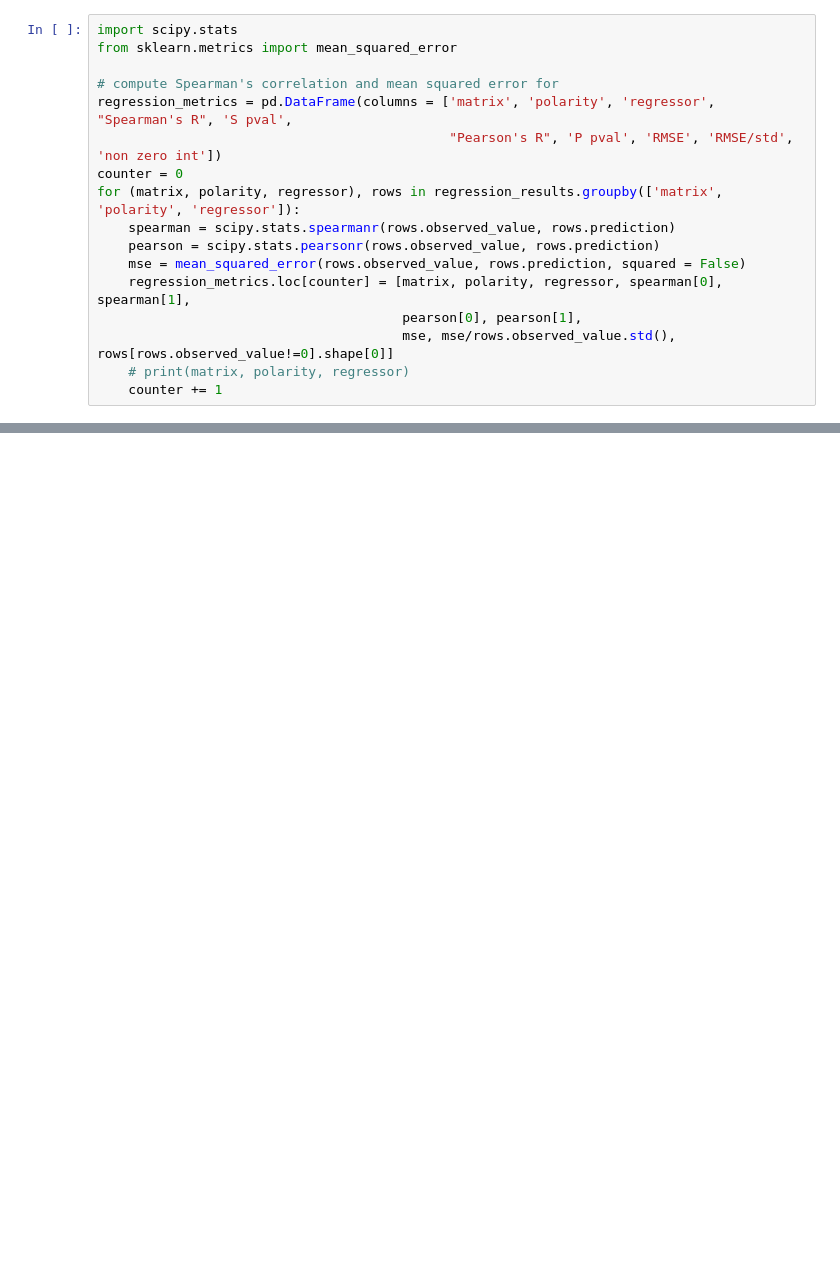
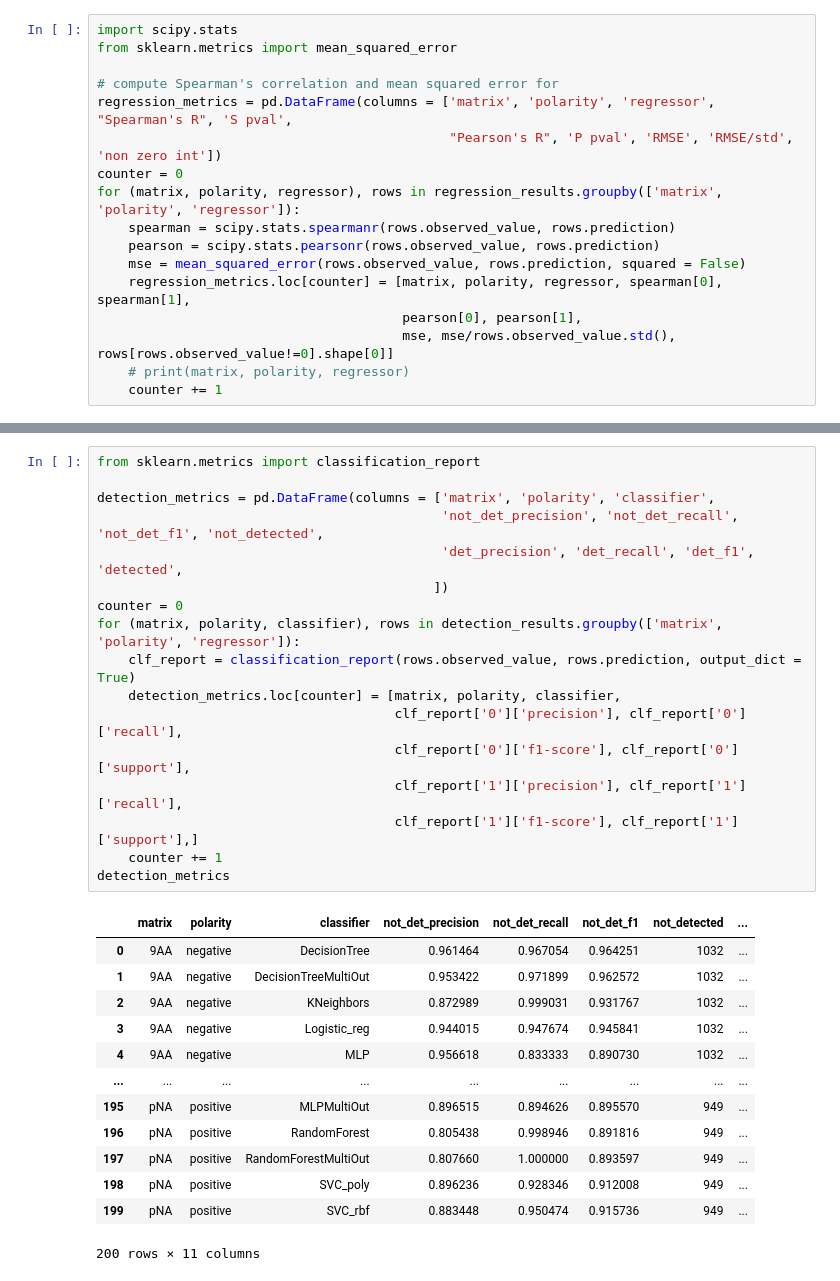
Before and after one commit to alexandrovteam/predicting-APMALDI-response, a Jupyter notebook: notebooks/evaluation2.ipynb, the cells around one changed output, grey strips where cells are left out. Drawn from its saved outputs; the diff is of its cells as text; blank space fills up the shorter version.

```diff
--- a/notebooks/evaluation2.ipynb
+++ b/notebooks/evaluation2.ipynb
@@ -100,0 +132,31 @@ plt.show()
+# %%
+from sklearn.metrics import classification_report
+
+detection_metrics = pd.DataFrame(columns = ['matrix', 'polarity', 'classifier',
+                                            'not_det_precision', 'not_det_recall', 'not_det_f1', 'not_detected',
+                                            'det_precision', 'det_recall', 'det_f1', 'detected',
+                                           ])
+counter = 0
+for (matrix, polarity, classifier), rows in detection_results.groupby(['matrix', 'polarity', 'regressor']):
+    clf_report = classification_report(rows.observed_value, rows.prediction, output_dict = True)
+    detection_metrics.loc[counter] = [matrix, polarity, classifier,
+                                      clf_report['0']['precision'], clf_report['0']['recall'],
+                                      clf_report['0']['f1-score'], clf_report['0']['support'],
+                                      clf_report['1']['precision'], clf_report['1']['recall'],
+                                      clf_report['1']['f1-score'], clf_report['1']['support'],]
+    counter += 1
+detection_metrics
+# %% [output]
+|  | matrix | polarity | classifier | not_det_precision | not_det_recall | not_det_f1 | not_detected | ... |
+| 0 | 9AA | negative | DecisionTree | 0.961464 | 0.967054 | 0.964251 | 1032 | ... |
+| 1 | 9AA | negative | DecisionTreeMultiOut | 0.953422 | 0.971899 | 0.962572 | 1032 | ... |
+| 2 | 9AA | negative | KNeighbors | 0.872989 | 0.999031 | 0.931767 | 1032 | ... |
+| 3 | 9AA | negative | Logistic_reg | 0.944015 | 0.947674 | 0.945841 | 1032 | ... |
+| 4 | 9AA | negative | MLP | 0.956618 | 0.833333 | 0.890730 | 1032 | ... |
+| ... | ... | ... | ... | ... | ... | ... | ... | ... |
+| 195 | pNA | positive | MLPMultiOut | 0.896515 | 0.894626 | 0.895570 | 949 | ... |
+| 196 | pNA | positive | RandomForest | 0.805438 | 0.998946 | 0.891816 | 949 | ... |
+| 197 | pNA | positive | RandomForestMultiOut | 0.807660 | 1.000000 | 0.893597 | 949 | ... |
+| 198 | pNA | positive | SVC_poly | 0.896236 | 0.928346 | 0.912008 | 949 | ... |
+| 199 | pNA | positive | SVC_rbf | 0.883448 | 0.950474 | 0.915736 | 949 | ... |
+200 rows × 11 columns
```
Also changed, not shown: parts of 10 cells of this notebook.
